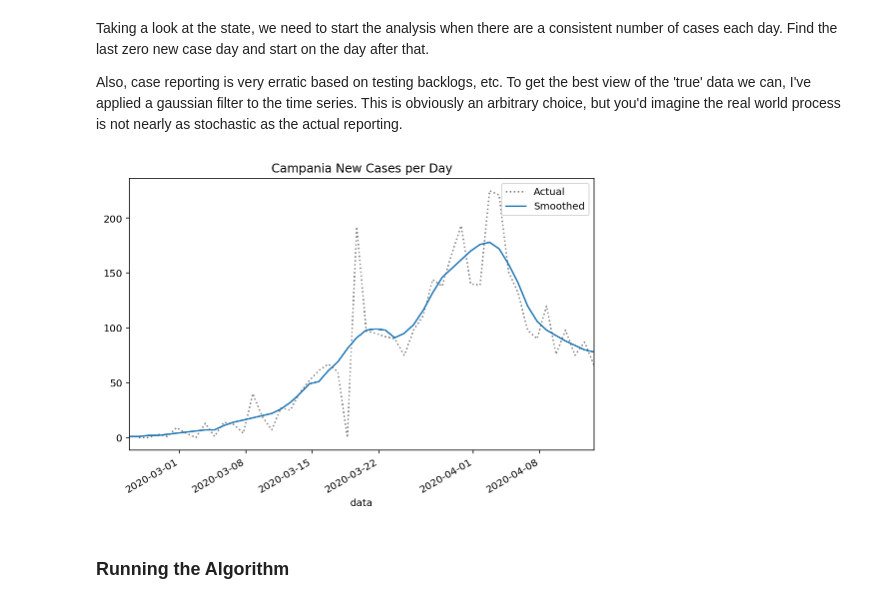
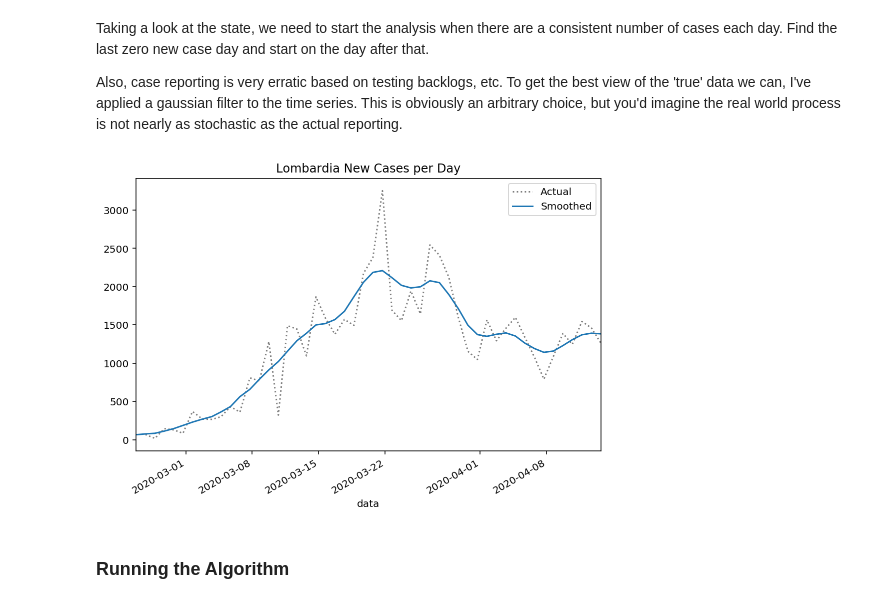
Before and after one commit to mlarocca/covid-19, a Jupyter notebook: Realtime R0.ipynb, the cells around one changed output. Cells and saved outputs as stored; diff of their text form; code cells hidden in the pictures.

```diff
--- a/Realtime R0.ipynb
+++ b/Realtime R0.ipynb
@@ -282,7 +282,7 @@ Taking a look at the state, we need to start the analysis when there are a consi
 
 Also, case reporting is very erratic based on testing backlogs, etc. To get the best view of the 'true' data we can, I've applied a gaussian filter to the time series. This is obviously an arbitrary choice, but you'd imagine the real world process is not nearly as stochastic as the actual reporting.
 # %%
-region_name = 'Campania'
+region_name = 'Lombardia'
 
 def prepare_cases(cases):
     new_cases = cases.diff()
@@ -292,34 +292,34 @@ def prepare_cases(cases):
         min_periods=1,
         center=True).mean(std=2).round()
 
     zeros = smoothed.index[smoothed.eq(0)]
     if len(zeros) == 0:
         idx_start = 0
     else:
         last_zero = zeros.max()
         idx_start = smoothed.index.get_loc(last_zero) + 1
     smoothed = smoothed.iloc[idx_start:]
     original = new_cases.loc[smoothed.index]
 
     return original, smoothed
 
 cases = regions.xs(region_name).rename(f"{region_name} cases")
 
 original, smoothed = prepare_cases(cases)
 
 original.plot(title=f"{region_name} New Cases per Day",
                c='k',
                linestyle=':',
                alpha=.5,
                label='Actual',
                legend=True,
              figsize=(600/72, 400/72))
 
 ax = smoothed.plot(label='Smoothed',
                    legend=True)
 ax.get_figure().set_facecolor('w')
 # %% [output]
-[figure, old version]
+[figure, new version]
 # %% [markdown]
 ### Running the Algorithm
 # %% [markdown]
```
Also changed, not shown: parts of 6 cells of this notebook.
